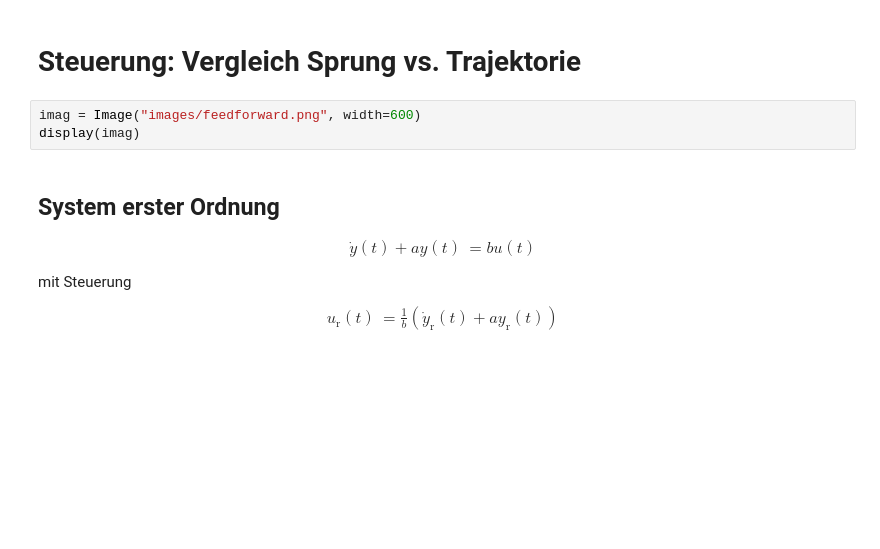
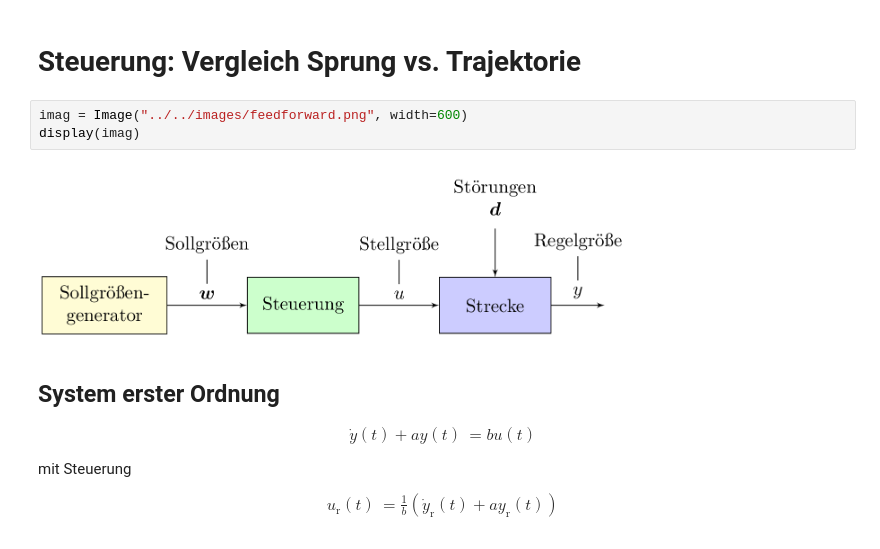
Before and after one commit to umit-iace/lehre-chemie-msr-notebooks, a Jupyter notebook: vl/regler/SteuerungSprungVsTrajektorie.ipynb, the cells around one changed output. Drawn from its saved outputs; the diff is of its cells as text; blank space fills up the shorter version.

```diff
--- a/vl/regler/SteuerungSprungVsTrajektorie.ipynb
+++ b/vl/regler/SteuerungSprungVsTrajektorie.ipynb
@@ -18,8 +18,10 @@ def make_box_layout():
 # %% [markdown]
 # Steuerung: Vergleich Sprung vs. Trajektorie
 # %%
-imag = Image("images/feedforward.png", width=600)
+imag = Image("../../images/feedforward.png", width=600)
 display(imag)
+# %% [output]
+[figure, added]
 # %% [markdown]
 ## System erster Ordnung
 
```
Also changed, not shown: parts of 1 cell of this notebook, 1 other file.
